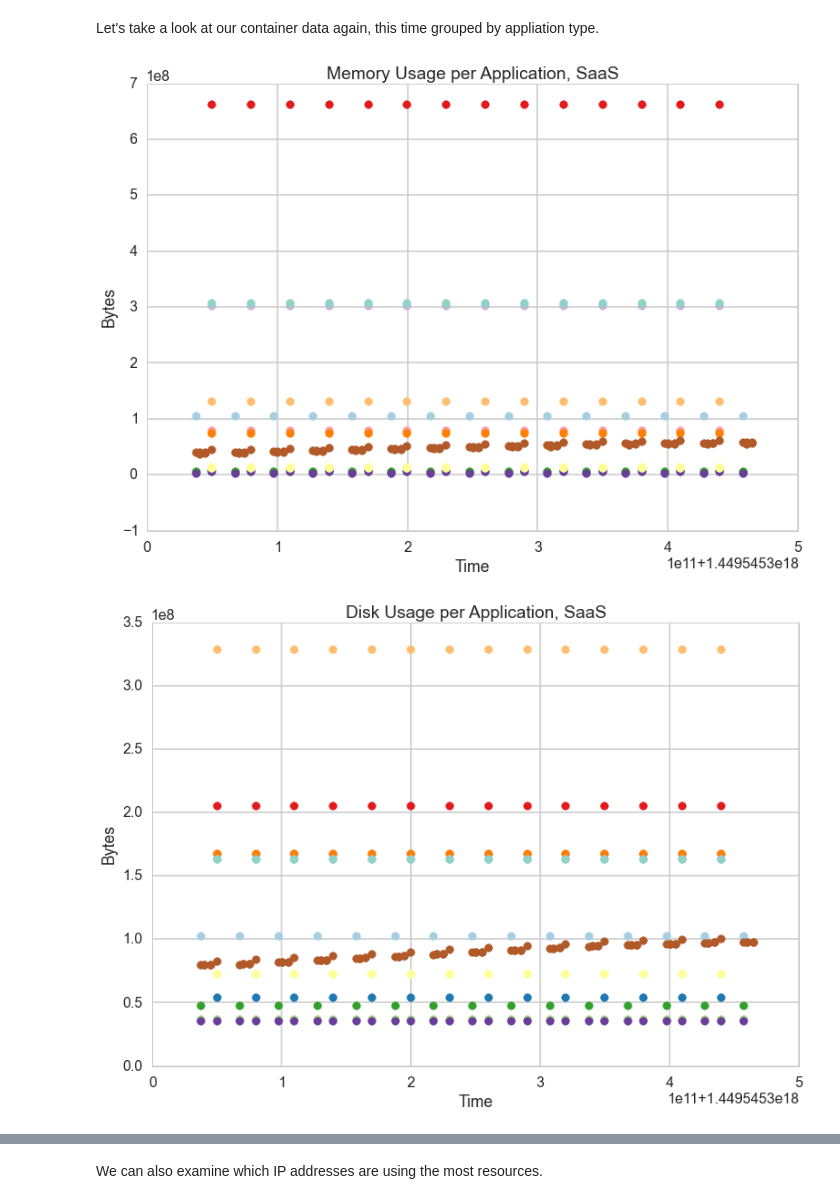
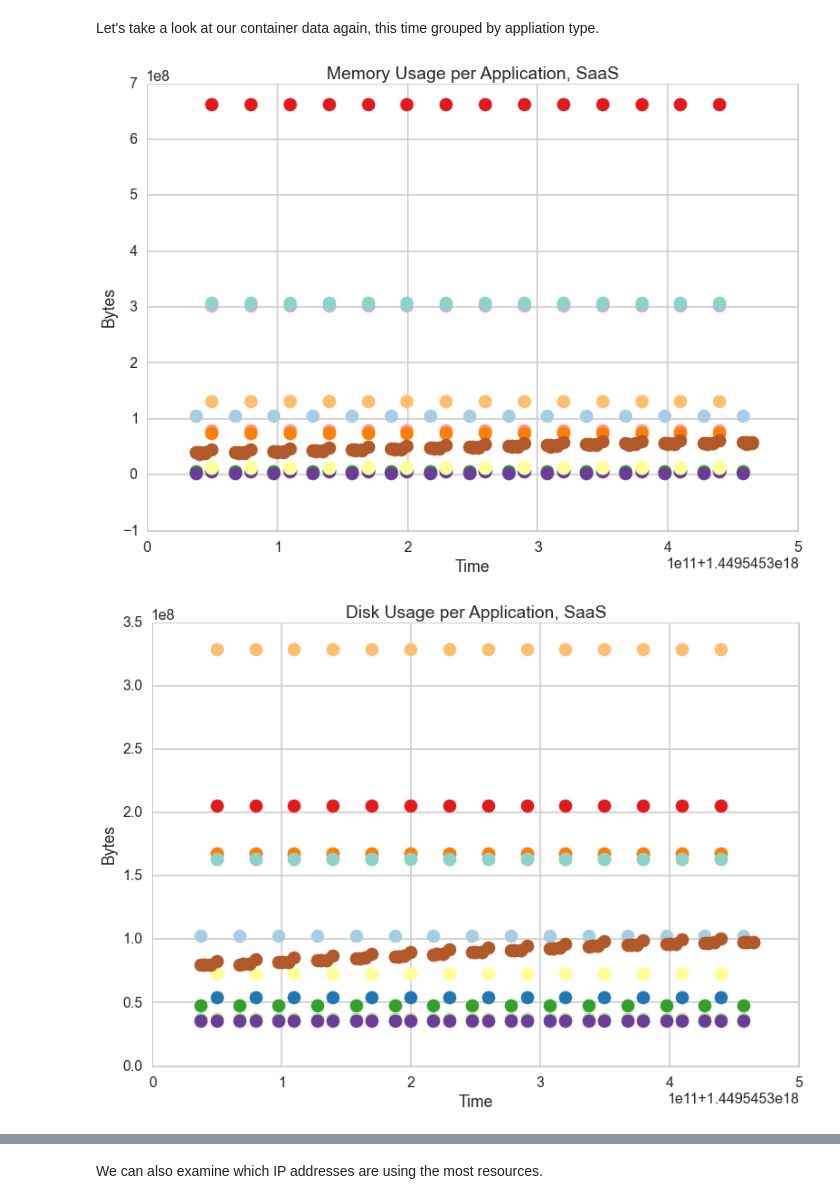
Before and after one commit to harvard-team-pivot/elastic-compute, a Jupyter notebook: elasticCompute.ipynb, the cells around one changed output, grey strips where cells are left out. Cells and saved outputs as stored; diff of their text form; code cells hidden in the pictures.

Commit message:
Added a couple new scatter plots, need some work

```diff
--- a/elasticCompute.ipynb
+++ b/elasticCompute.ipynb
@@ -422,31 +422,31 @@ large_container_SaaSDF_group = large_container_SaaSDF.groupby("applicationID")
 # %%
 app_palette= ['#a6cee3','#1f78b4','#b2df8a','#33a02c','#fb9a99','#e31a1c','#fdbf6f','#ff7f00','#cab2d6','#6a3d9a',
                        '#ffff99','#b15928','#8dd3c7']
 appname_list = []
 for appname, values in large_container_SaaSDF_group:
     name = str(appname)
     appname_list.append(name)
 
 app_color_list = zip(appname_list,app_palette)
 
 
 for name,color in app_color_list:
     sub_container=large_container_SaaSDF[large_container_SaaSDF.applicationID== name]
-    ax= plt.scatter(sub_container.index.values,sub_container.memory_bytes, color = color, label = name, s=75)
+    ax= plt.scatter(sub_container.index.values,sub_container.memory_bytes, color = color, label = name, s=200)
     plt.xlabel("Time")
     plt.ylabel("Bytes")
     plt.title("Memory Usage per Application, SaaS")
 # %% [output]
-[figure, old version]
+[figure, new version]
 # %%
 for name,color in app_color_list:
     sub_container=large_container_SaaSDF[large_container_SaaSDF.applicationID== name]
-    plt.scatter(sub_container.index.values,sub_container.disk_bytes, color = color, label = name, s=75)
+    plt.scatter(sub_container.index.values,sub_container.disk_bytes, color = color, label = name, s=200)
     plt.xlabel("Time")
     plt.ylabel("Bytes")
     plt.title("Disk Usage per Application, SaaS")
 # %% [output]
-[figure, old version]
+[figure, new version]
 # %%
 for name,color in app_color_list:
     sub_container=large_container_SaaSDF[large_container_SaaSDF.applicationID== name]
```
Also changed, not shown: parts of 7 cells of this notebook.
